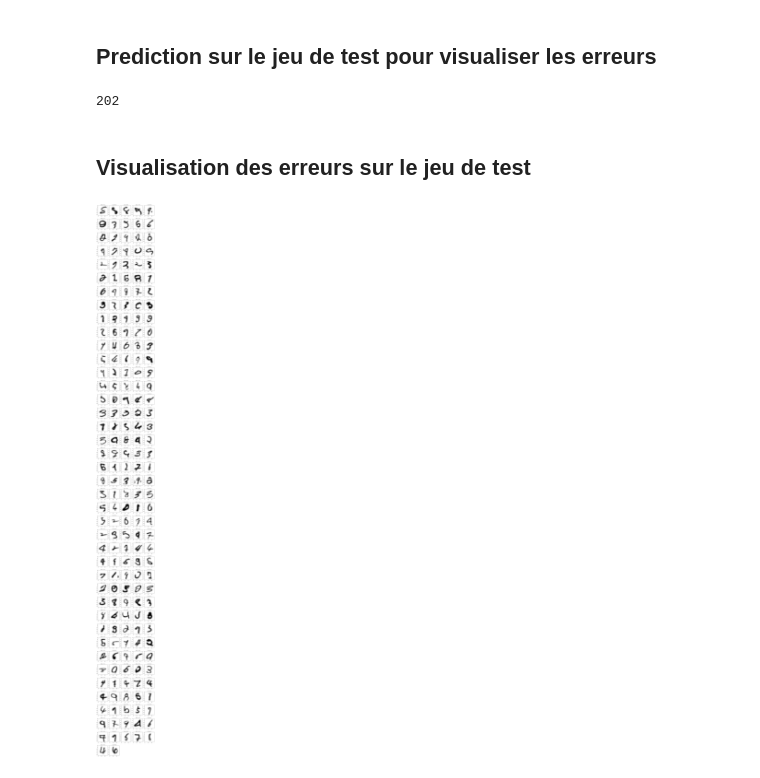
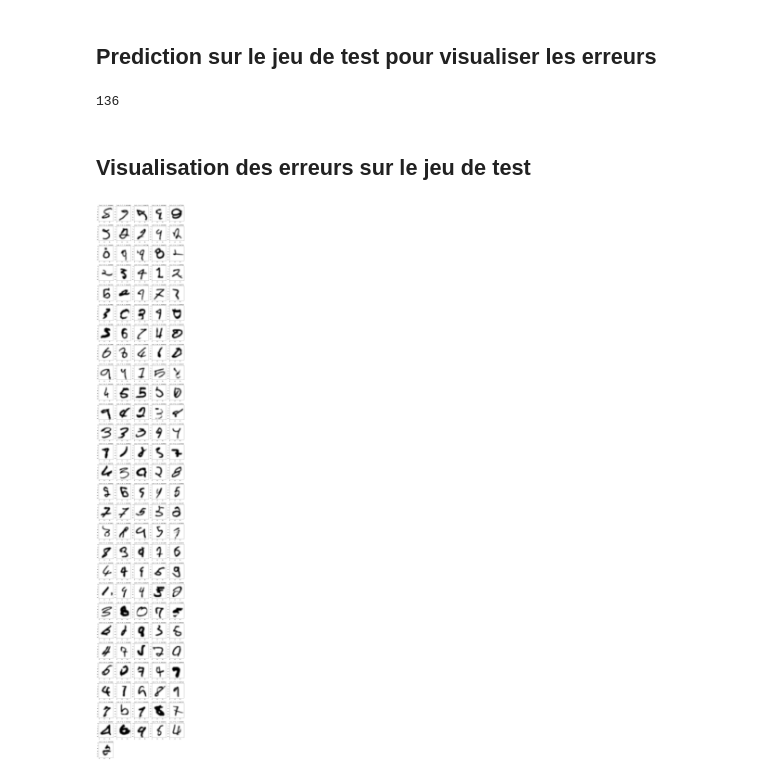
Before and after one commit to dboissin/notebooks, a Jupyter notebook: Digit.ipynb, the cells around one changed output. Drawn from its saved outputs; the diff is of its cells as text; code cells hidden in the pictures.

Commit message:
add PCA to reduce dimension of digit problem

```diff
--- a/Digit.ipynb
+++ b/Digit.ipynb
@@ -54,7 +54,11 @@ def generate_train_images(X_in, y):
 
     transformations_M = [
         cv2.getRotationMatrix2D(center, 15, scale),
-        cv2.getRotationMatrix2D(center, -15, scale)
+        cv2.getRotationMatrix2D(center, -15, scale),
+        cv2.getRotationMatrix2D(center, 5, 0.8),
+        cv2.getRotationMatrix2D(center, -5, 1.2),
+ #       cv2.getRotationMatrix2D(center, 5, 1.1),
+ #       cv2.getRotationMatrix2D(center, -5, 0.9)
     ]
 
     for i in range(len(X)):
@@ -89,3 +96,12 @@ else:
+# %%
+from sklearn.decomposition import PCA
+
+pca = PCA(n_components=300, random_state=42)
+pca.fit(X_train)
+
+X_train_pca = pca.transform(X_train)
+X_test_pca = pca.transform(X_test)
+predict_images_pca = pca.transform(predict_images)
 # %% [markdown]
 Entrainement et prédictions avec une regression logistique
 -------------------------------------------------------------------------------------
@@ -108,11 +124,11 @@ Entrainement et prédictions avec un réseau de neurones
 from sklearn.neural_network import MLPClassifier
 
 mlp = MLPClassifier(solver='adam', max_iter=1000, activation='tanh',
-                    hidden_layer_sizes=[100, 100], random_state=42)
-mlp.fit(X_train, y_train)
+                    hidden_layer_sizes=[300, 300], random_state=42)
+mlp.fit(X_train_pca, y_train)
 
-print("Training set score : {:.5f}".format(mlp.score(X_train, y_train)))
-print("Test set score : {:.5f}".format(mlp.score(X_test, y_test)))
+print("Training set score : {:.5f}".format(mlp.score(X_train_pca, y_train)))
+print("Test set score : {:.5f}".format(mlp.score(X_test_pca, y_test)))
 
-predictions = mlp.predict(predict_images)
+predictions = mlp.predict(predict_images_pca)
 # %% [output]
@@ -129,28 +145,29 @@ out_df.to_csv('/tmp/submission-digit.csv', encoding='utf-8', index=False)
 Prediction sur le jeu de test pour visualiser les erreurs
 ------------------------------------------------------------------------------
 # %%
-test_predictions = mlp.predict(X_test)
+test_predictions = mlp.predict(X_test_pca)
+test_predictions_proba = mlp.predict_proba(X_test_pca)
 
 test_errors = []
 for i, p in enumerate(test_predictions):
     digit = y_test[i]
     if p != digit:
-        test_errors.append({'prediction': p, 'digit': digit, 'idx': i})
+        test_errors.append({'prediction': p, 'digit': digit, 'idx': i, 'certitude': np.max(test_predictions_proba[i])})
 
 print(len(test_errors))
 # %% [output]
-202
+136
 # %% [markdown]
 Visualisation des erreurs sur le jeu de test
 ------------------------------------------------------------
 # %%
 import matplotlib.pyplot as plt
 
-plt.figure(figsize=(15, 150), dpi=100)
+plt.figure(figsize=(15, 100), dpi=100)
 columns = 5
 rows = len(test_errors) / columns + 1
 for i, err in enumerate(test_errors):
-    plt.subplot(rows, columns, i + 1, title="D: %d - P: %d" % (err['digit'], err['prediction']))
+    plt.subplot(rows, columns, i + 1, title="D: %d - P: %d - C: %.5f" % (err['digit'], err['prediction'], err['certitude']))
     plt.imshow(X_test[err['idx']].reshape((width, height)), cmap='binary')
 # %% [output]
-[figure, old version]
+[figure, new version]
```
Also changed, not shown: parts of 2 cells of this notebook, 1 other file.
